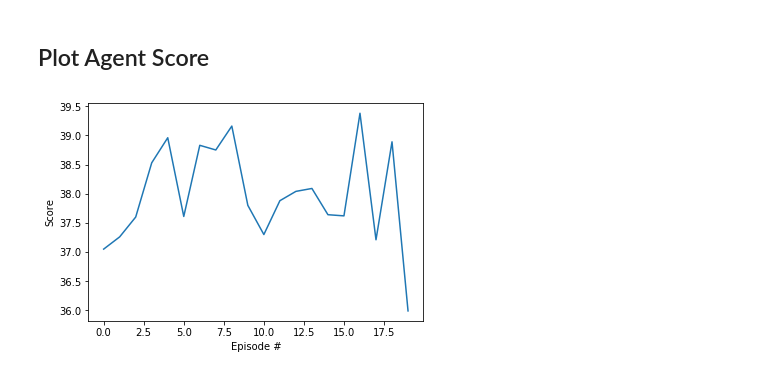
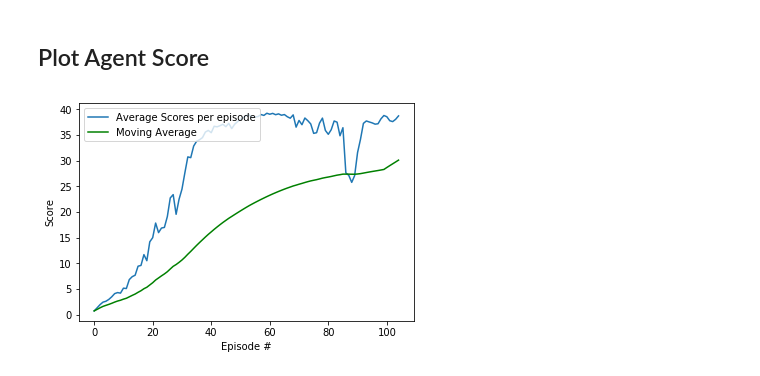
Before and after one commit to twishasaraiya/P2-continuous-control, a Jupyter notebook: Continuous_Control.ipynb, the cells around one changed output. Drawn from its saved outputs; the diff is of its cells as text; code cells hidden in the pictures.

```diff
--- a/Continuous_Control.ipynb
+++ b/Continuous_Control.ipynb
@@ -147,6 +147,7 @@ def ddpg(n_episodes=1000, max_t=1000, print_every=10, print_each_episode=True):
     scores_deque = deque(maxlen=100)
     scores = np.zeros(num_agents)
     mean_scores = []
+    moving_avg = []
 
     for i_episode in range(1, n_episodes+1):
 
@@ -190,6 +191,7 @@ def ddpg(n_episodes=1000, max_t=1000, print_every=10, print_each_episode=True):
         score = np.mean(scores)
         mean_scores.append(score)
         scores_deque.append(score)
+        moving_avg.append(np.mean(scores_deque))
 
         if(print_each_episode):
             print('\rEpisode {} [{}s]\tScore: {:.2f}\tAverage Score: {:.2f}'.format(i_episode,round(duration),score, np.mean(scores_deque)))
@@ -203,4 +205,4 @@ def ddpg(n_episodes=1000, max_t=1000, print_every=10, print_each_episode=True):
             print('\nEpisode {} [{}s]\tAverage Score: {:.2f}\n'.format(i_episode,round(duration),np.mean(scores_deque)))
             torch.save(agent.actor_local.state_dict(), 'checkpoint_actor_20_agents.pth')
             torch.save(agent.critic_local.state_dict(), 'checkpoint_critic_20_agents.pth')
-    return scores
+    return mean_scores,moving_avg
@@ -226,0 +209,2 @@ SAVING CHECKPOINTS...
+# %%
+scores_deque, moving_avg = ddpg()
@@ -232,9 +234,12 @@ import matplotlib.pyplot as plt
 %matplotlib inline
 # %%
 fig = plt.figure()
-plt.plot(np.arange(len(scores)), scores, label='DDPG Agent')
+ax = fig.add_subplot(111)
+plt.plot(np.arange(len(scores_deque)), scores_deque, label="Average Scores per episode")
+plt.plot(np.arange(len(moving_avg)), moving_avg, color="g", label="Moving Average")
 plt.ylabel('Score')
 plt.xlabel('Episode #')
+ax.legend(loc="upper left")
 plt.show()
 # %% [output]
-[figure, old version]
+[figure, new version]
```
Also changed, not shown: parts of 4 cells of this notebook, 4 other files.
